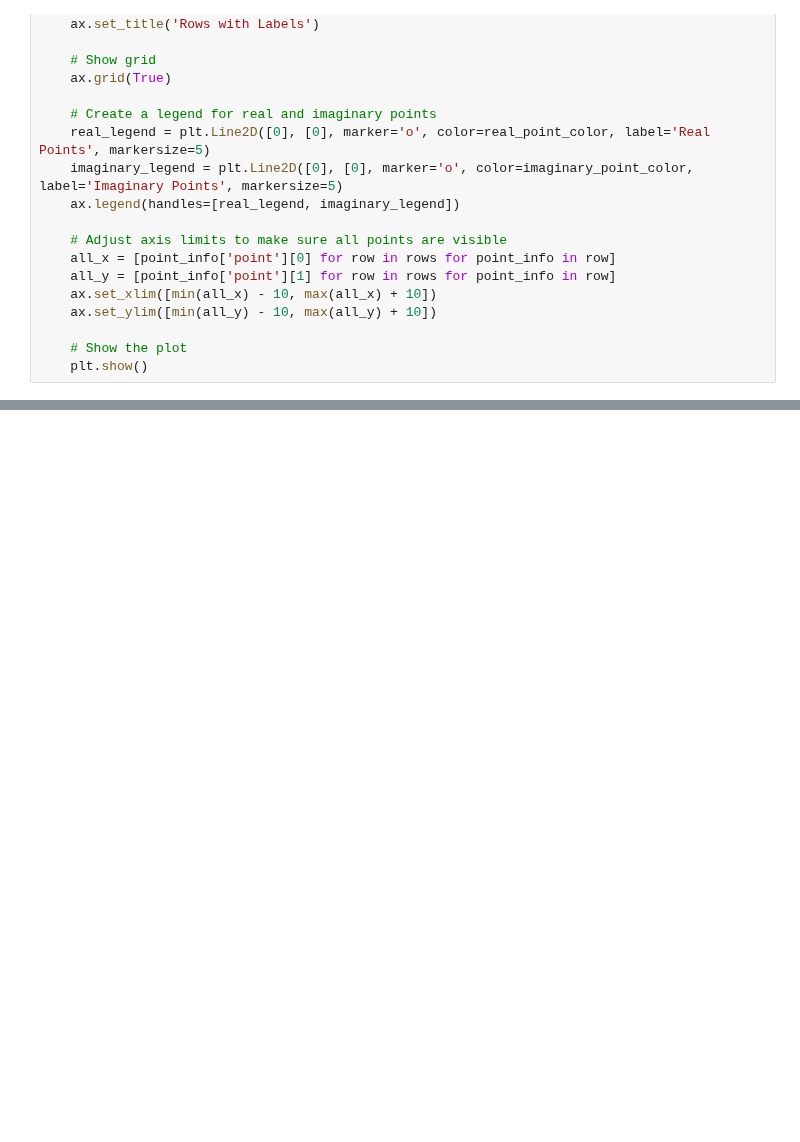
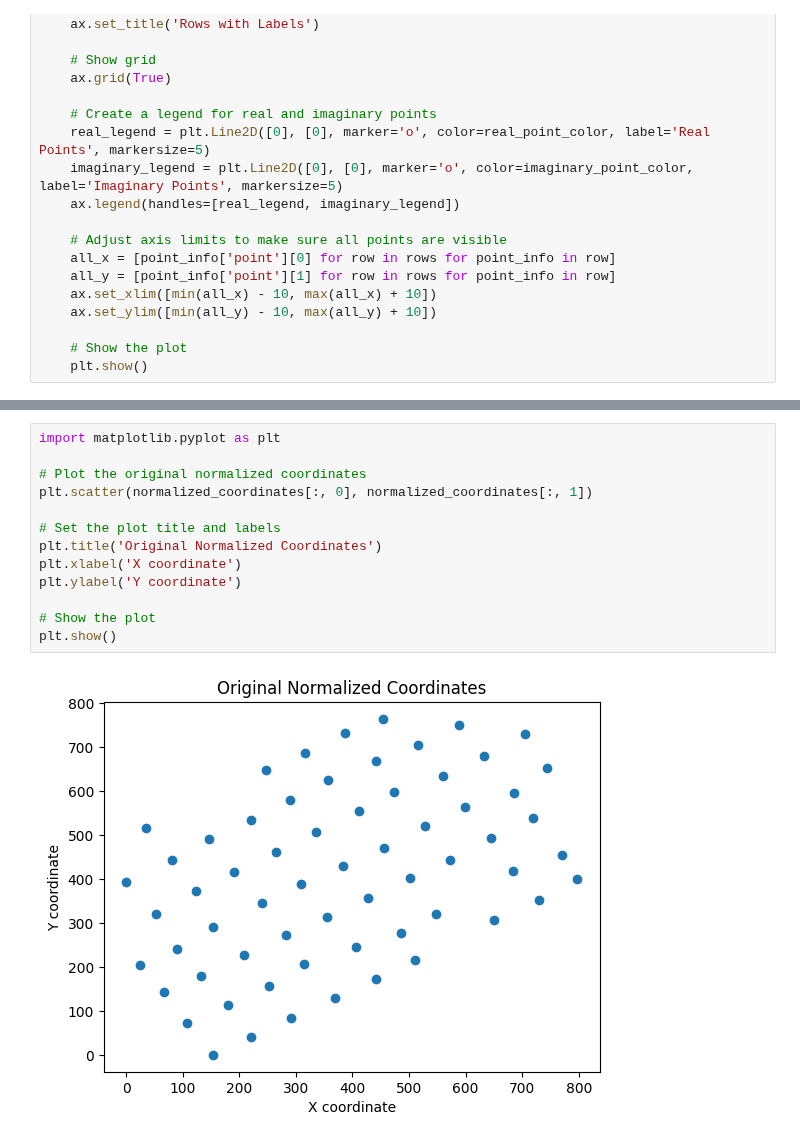
Before and after one commit to aaronge-2020/Microarray-Dearraying, a Jupyter notebook: delaunay_triangle_gridding.ipynb, the cells around one changed output, grey strips where cells are left out. Cells and saved outputs as stored; diff of their text form; blank space fills up the shorter version.

```diff
--- a/delaunay_triangle_gridding.ipynb
+++ b/delaunay_triangle_gridding.ipynb
@@ -876,0 +928,15 @@ image_rotation
+# %%
+import matplotlib.pyplot as plt
+
+# Plot the original normalized coordinates
+plt.scatter(normalized_coordinates[:, 0], normalized_coordinates[:, 1])
+
+# Set the plot title and labels
+plt.title('Original Normalized Coordinates')
+plt.xlabel('X coordinate')
+plt.ylabel('Y coordinate')
+
+# Show the plot
+plt.show()
+# %% [output]
+[figure, added]
```
Also changed, not shown: parts of 12 cells of this notebook, 1 other file.
